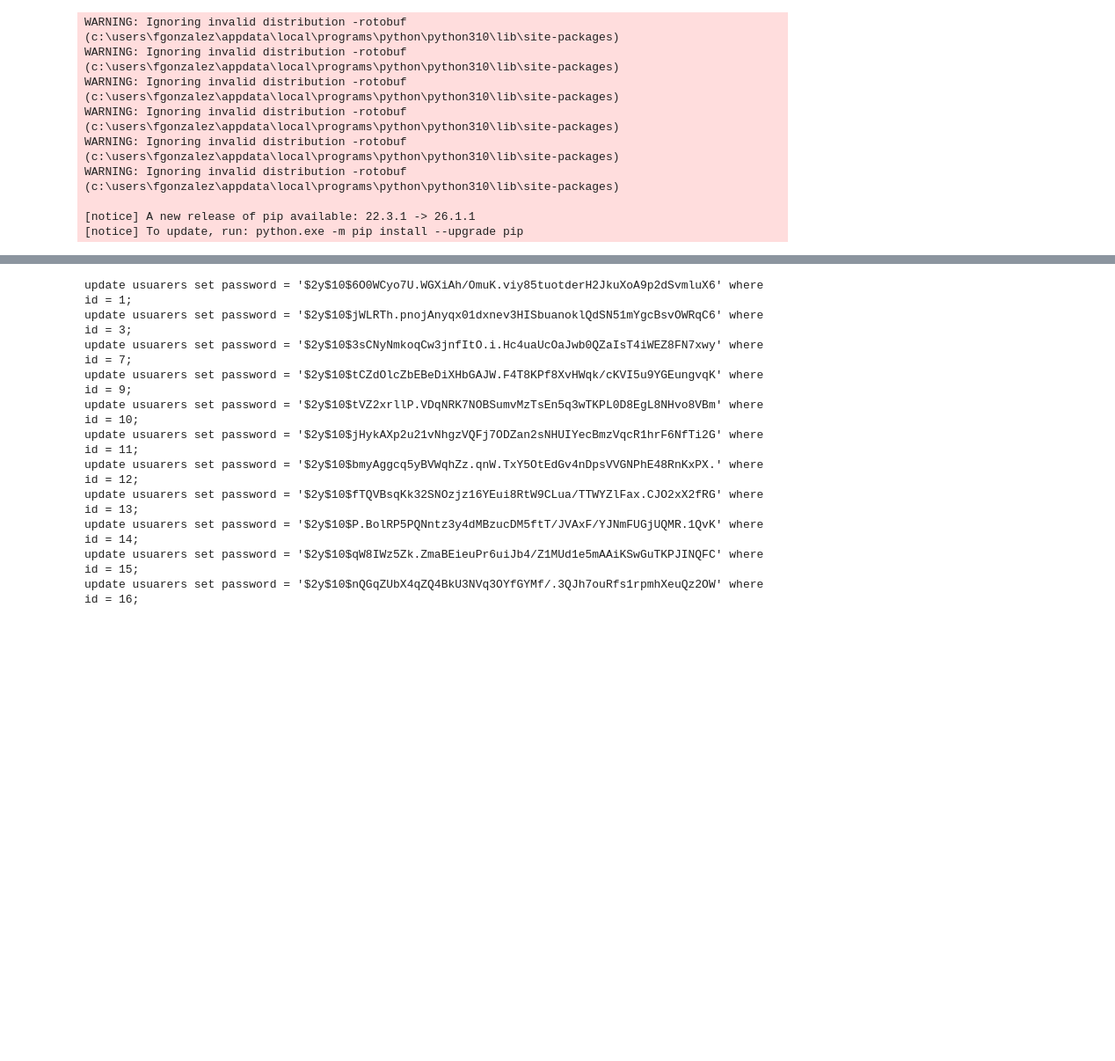
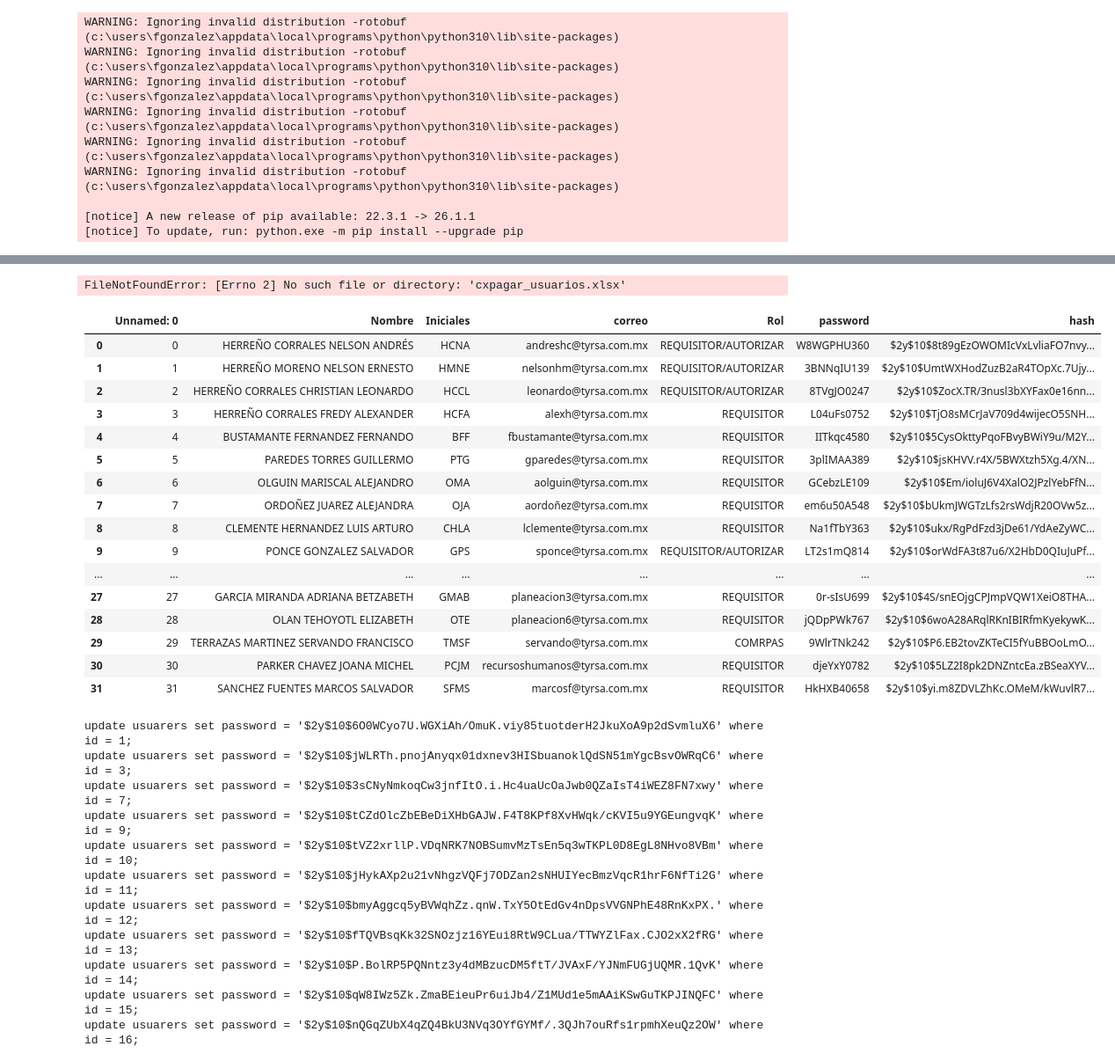
Before and after one commit to AjoloteCosmico/tyrsaAdmin, a Jupyter notebook: public/notebook.ipynb, the cells around one changed output, grey strips where cells are left out. Shown at 88% size. Cells and saved outputs as stored; diff of their text form; code cells hidden in the pictures; blank space fills up the shorter version.

```diff
--- a/public/notebook.ipynb
+++ b/public/notebook.ipynb
@@ -788,4 +788,28 @@ hash_laravel('juanbananna')
 # %%
 import pandas as pd
-usuarios=pd.read_csv('users.csv')
+usuarios=pd.read_excel('cxpagar_usuarios.xlsx')
+# %% [output]
+FileNotFoundError: [Errno 2] No such file or directory: 'cxpagar_usuarios.xlsx'
+# %%
+contraseñas['hash']=contraseñas['password'].apply(lambda x: hash_laravel(x))
+# %%
+contraseñas
+# %% [output]
+|  | Unnamed: 0 | Nombre | Iniciales | correo | Rol | password | hash |
+| 0 | 0 | HERREÑO CORRALES NELSON ANDRÉS | HCNA | andreshc@tyrsa.com.mx | REQUISITOR/AUTORIZAR | W8WGPHU360 | $2y$10$8t89gEzOWOMIcVxLvliaFO7nvy... |
+| 1 | 1 | HERREÑO MORENO NELSON ERNESTO | HMNE | nelsonhm@tyrsa.com.mx | REQUISITOR/AUTORIZAR | 3BNNqIU139 | $2y$10$UmtWXHodZuzB2aR4TOpXc.7Ujy... |
+| 2 | 2 | HERREÑO CORRALES CHRISTIAN LEONARDO | HCCL | leonardo@tyrsa.com.mx | REQUISITOR/AUTORIZAR | 8TVgJO0247 | $2y$10$ZocX.TR/3nusl3bXYFax0e16nn... |
+| 3 | 3 | HERREÑO CORRALES FREDY ALEXANDER | HCFA | alexh@tyrsa.com.mx | REQUISITOR | L04uFs0752 | $2y$10$TjO8sMCrJaV709d4wijecO5SNH... |
+| 4 | 4 | BUSTAMANTE FERNANDEZ FERNANDO | BFF | fbustamante@tyrsa.com.mx | REQUISITOR | IITkqc4580 | $2y$10$5CysOkttyPqoFBvyBWiY9u/M2Y... |
+| 5 | 5 | PAREDES TORRES GUILLERMO | PTG | gparedes@tyrsa.com.mx | REQUISITOR | 3plIMAA389 | $2y$10$jsKHVV.r4X/5BWXtzh5Xg.4/XN... |
+| 6 | 6 | OLGUIN MARISCAL ALEJANDRO | OMA | aolguin@tyrsa.com.mx | REQUISITOR | GCebzLE109 | $2y$10$Em/ioluJ6V4XalO2JPzlYebFfN... |
+| 7 | 7 | ORDOÑEZ JUAREZ ALEJANDRA | OJA | aordoñez@tyrsa.com.mx | REQUISITOR | em6u50A548 | $2y$10$bUkmJWGTzLfs2rsWdjR20OVw5z... |
+| 8 | 8 | CLEMENTE HERNANDEZ LUIS ARTURO | CHLA | lclemente@tyrsa.com.mx | REQUISITOR | Na1fTbY363 | $2y$10$ukx/RgPdFzd3jDe61/YdAeZyWC... |
+| 9 | 9 | PONCE GONZALEZ SALVADOR | GPS | sponce@tyrsa.com.mx | REQUISITOR/AUTORIZAR | LT2s1mQ814 | $2y$10$orWdFA3t87u6/X2HbD0QIuJuPf... |
+| ... | ... | ... | ... | ... | ... | ... | ... |
+| 27 | 27 | GARCIA MIRANDA ADRIANA BETZABETH | GMAB | planeacion3@tyrsa.com.mx | REQUISITOR | 0r-sIsU699 | $2y$10$4S/snEOjgCPJmpVQW1XeiO8THA... |
+| 28 | 28 | OLAN TEHOYOTL ELIZABETH | OTE | planeacion6@tyrsa.com.mx | REQUISITOR | jQDpPWk767 | $2y$10$6woA28ARqlRKnIBIRfmKyekywK... |
+| 29 | 29 | TERRAZAS MARTINEZ SERVANDO FRANCISCO | TMSF | servando@tyrsa.com.mx | COMRPAS | 9WlrTNk242 | $2y$10$P6.EB2tovZKTeCI5fYuBBOoLmO... |
+| 30 | 30 | PARKER CHAVEZ JOANA MICHEL | PCJM | recursoshumanos@tyrsa.com.mx | REQUISITOR | djeYxY0782 | $2y$10$5LZ2I8pk2DNZntcEa.zBSeaXYV... |
+| 31 | 31 | SANCHEZ FUENTES MARCOS SALVADOR | SFMS | marcosf@tyrsa.com.mx | REQUISITOR | HkHXB40658 | $2y$10$yi.m8ZDVLZhKc.OMeM/kWuvlR7... |
 # %%
```
Also changed, not shown: parts of 25 cells of this notebook, 2 other files.
